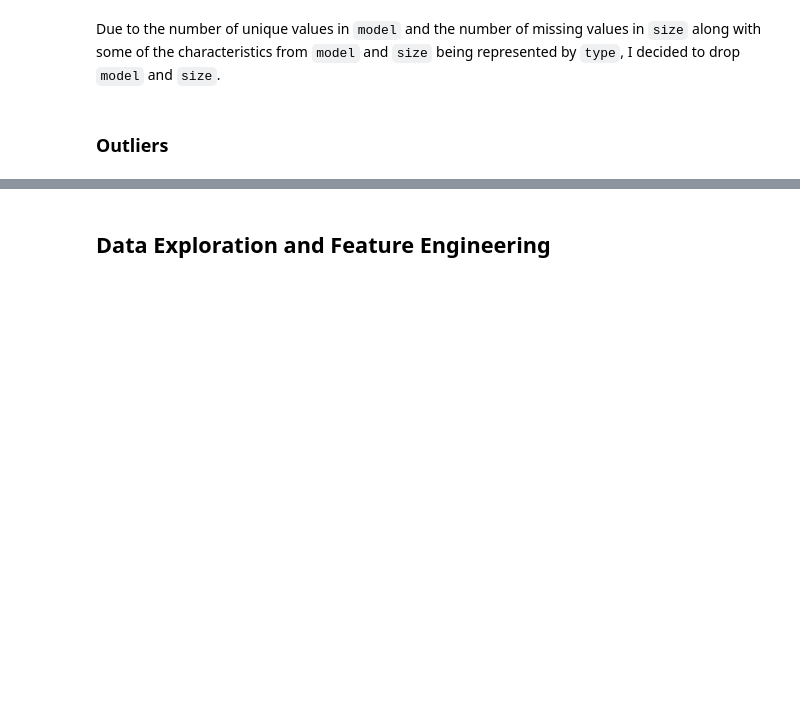
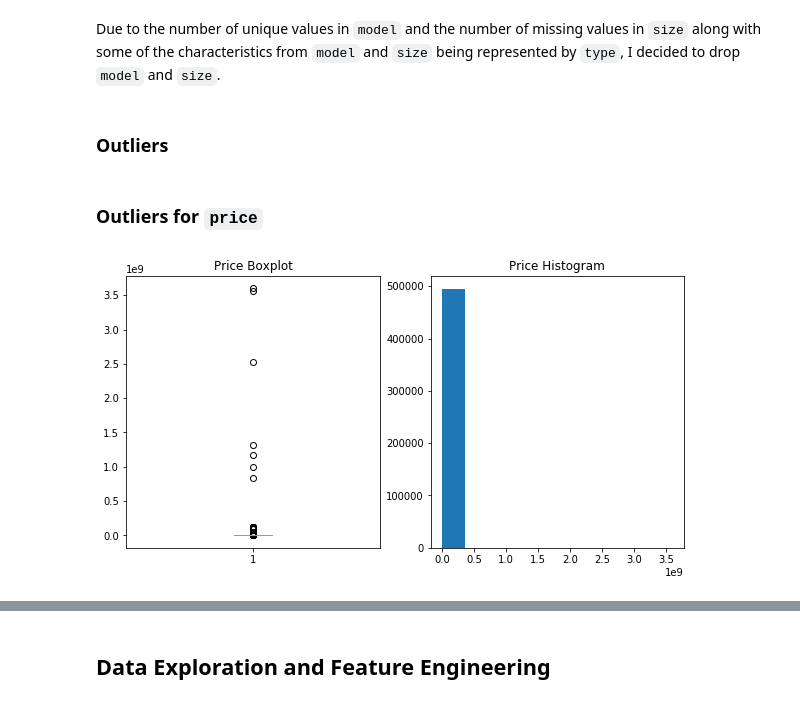
Before and after one commit to BenGriffith/data-science, a Jupyter notebook: capstone/supervised/used-cars.ipynb, the cells around one changed output, grey strips where cells are left out. Drawn from its saved outputs; the diff is of its cells as text; code cells hidden in the pictures; blank space fills up the shorter version.

Commit message:
Updates to manufacturer function, data cleaning updates and started data exploration

````diff
--- a/capstone/supervised/used-cars.ipynb
+++ b/capstone/supervised/used-cars.ipynb
@@ -197,3 +214,10 @@ Name: year, dtype: float64
+# %%
+# Remove rows for 1900 and 2021
+cars_1900 = cars['year'] == 1900
+cars_2021 = cars['year'] == 2021
+
+cars.drop(cars_1900.index, inplace=True)
+cars.drop(cars_2021.index, inplace=True)
 # %%
 # Create missing values boolean series
 cars_year_nulls = cars['year'].isnull()
@@ -500,4 +521,4 @@ cars_manu_nulls_list = cars[cars_manu_nulls].index.tolist()
 cars = cars.drop(cars[cars['description'] == 'a'].index, axis=0)
 # %%
 # Update missing values in manufacturer with value from description
-cars.loc[cars_manu_nulls_list, 'manufacturer'] = cars.loc[cars_manu_nulls_list, 'description'].apply(populate_manufacturer)
+cars.loc[cars_manu_nulls, 'manufacturer'] = cars.loc[cars_manu_nulls, 'description'].apply(populate_manufacturer)
@@ -506,3 +530,6 @@ KeyError: '[163763] not in index'
+# %%
+# Remove remaining rows with missing values
+cars = cars.dropna(subset=['manufacturer'])
 # %% [markdown]
 ### Missing values for ```odometer```
 # %%
@@ -716,8 +743,21 @@
 # %% [markdown]
 ### Outliers
 # %%
-def outlier_visual(column):
+def outlier_visual(column, name):
     plt.figure(figsize=(10, 5))
-    plt.boxplot(cars[column])
-    plt.title('{} Boxplot'.format(column))
-    plt.show
+
+    plt.subplot(1, 2, 1)
+    plt.boxplot(column)
+    plt.title('{} Boxplot'.format(name))
+
+    plt.subplot(1, 2, 2)
+    plt.hist(column)
+    plt.title('{} Histogram'.format(name))
+
+    plt.show()
+# %% [markdown]
+### Outliers for ```price```
+# %%
+outlier_visual(cars['price'], 'Price')
+# %% [output]
+[figure, added]
````
Also changed, not shown: parts of 50 cells of this notebook.
